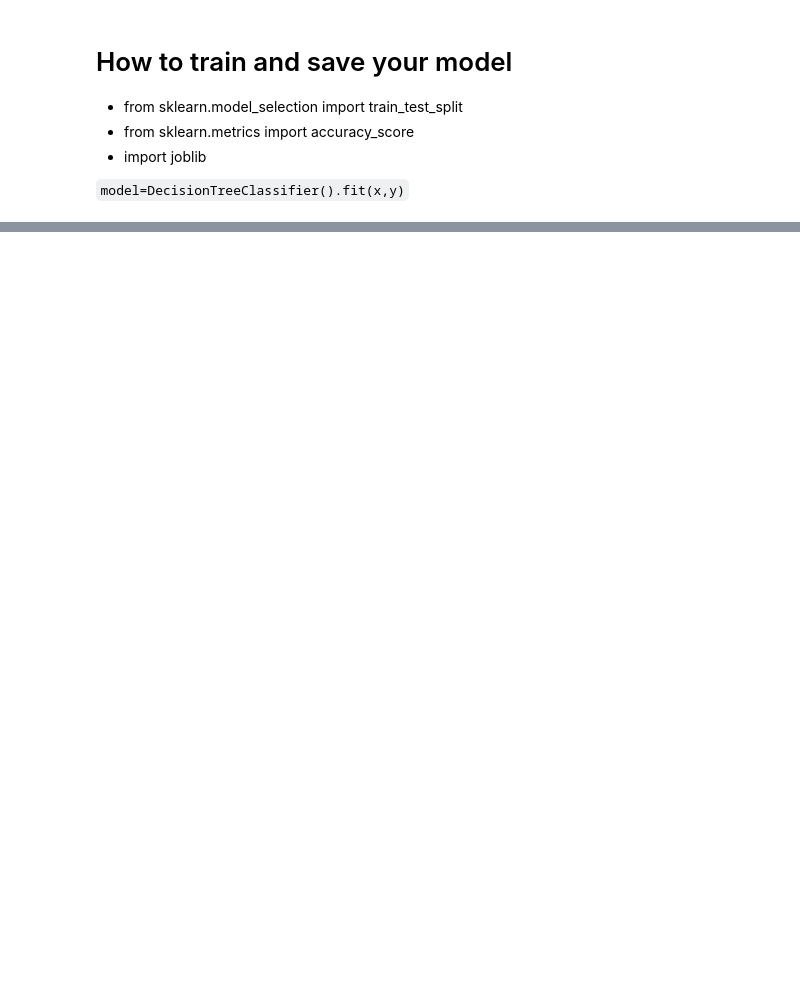
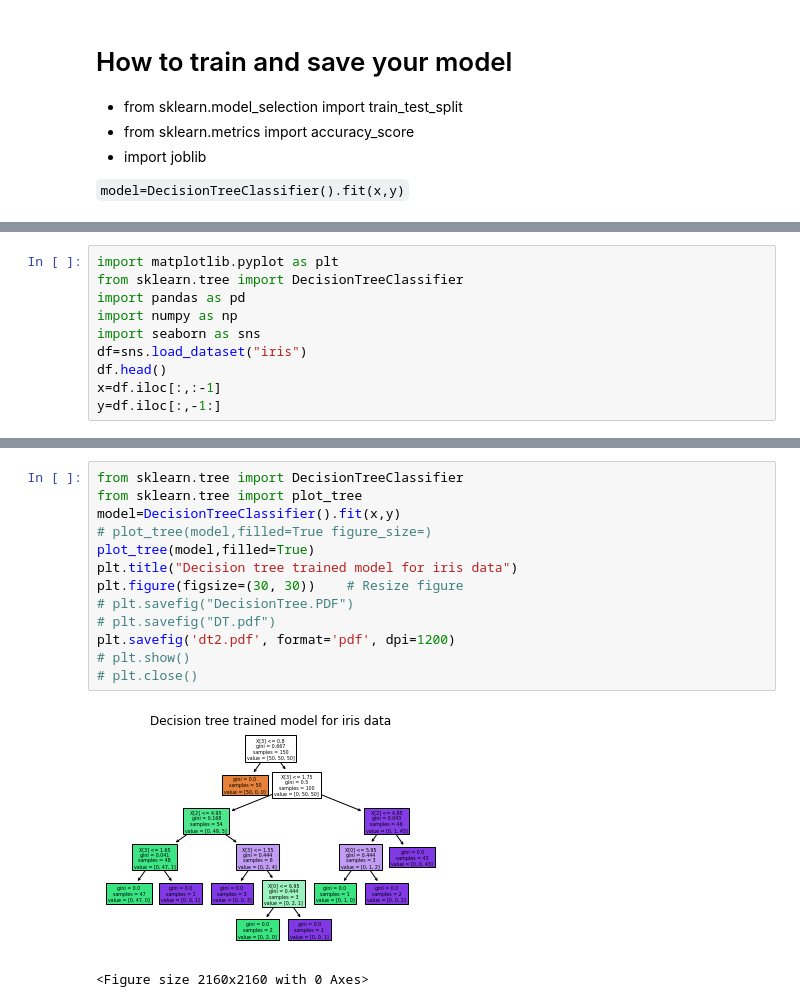
Before and after one commit to issacali/Machine-Learning-, a Jupyter notebook: ML_03.ipynb, the cells around one changed output, grey strips where cells are left out. Drawn from its saved outputs; the diff is of its cells as text; blank space fills up the shorter version.

```diff
--- a/ML_03.ipynb
+++ b/ML_03.ipynb
@@ -232,0 +186,10 @@ KeyboardInterrupt:
+# %%
+import matplotlib.pyplot as plt
+from sklearn.tree import DecisionTreeClassifier
+import pandas as pd
+import numpy as np
+import seaborn as sns
+df=sns.load_dataset("iris")
+df.head()
+x=df.iloc[:,:-1]
+y=df.iloc[:,-1:]
@@ -232,0 +214,16 @@ KeyboardInterrupt:
+# %%
+from sklearn.tree import DecisionTreeClassifier
+from sklearn.tree import plot_tree
+model=DecisionTreeClassifier().fit(x,y)
+# plot_tree(model,filled=True figure_size=)
+plot_tree(model,filled=True)
+plt.title("Decision tree trained model for iris data")
+plt.figure(figsize=(30, 30))    # Resize figure
+# plt.savefig("DecisionTree.PDF")
+# plt.savefig("DT.pdf")
+plt.savefig('dt2.pdf', format='pdf', dpi=1200)
+# plt.show()
+# plt.close()
+# %% [output]
+[figure, added]
+<Figure size 2160x2160 with 0 Axes>
```
Also changed, not shown: parts of 27 cells of this notebook, 8 other files.
